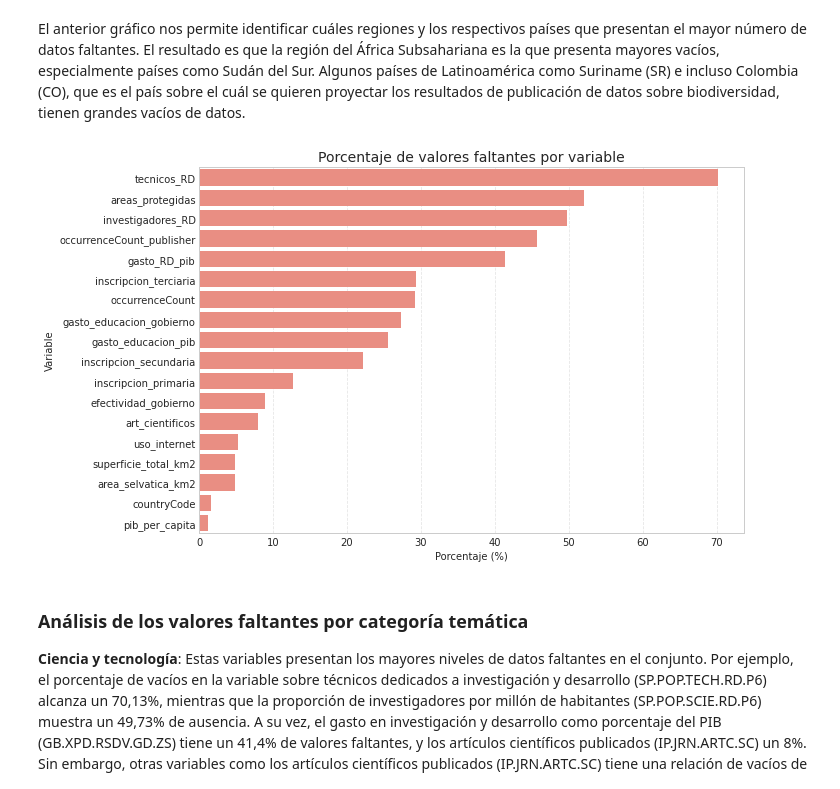
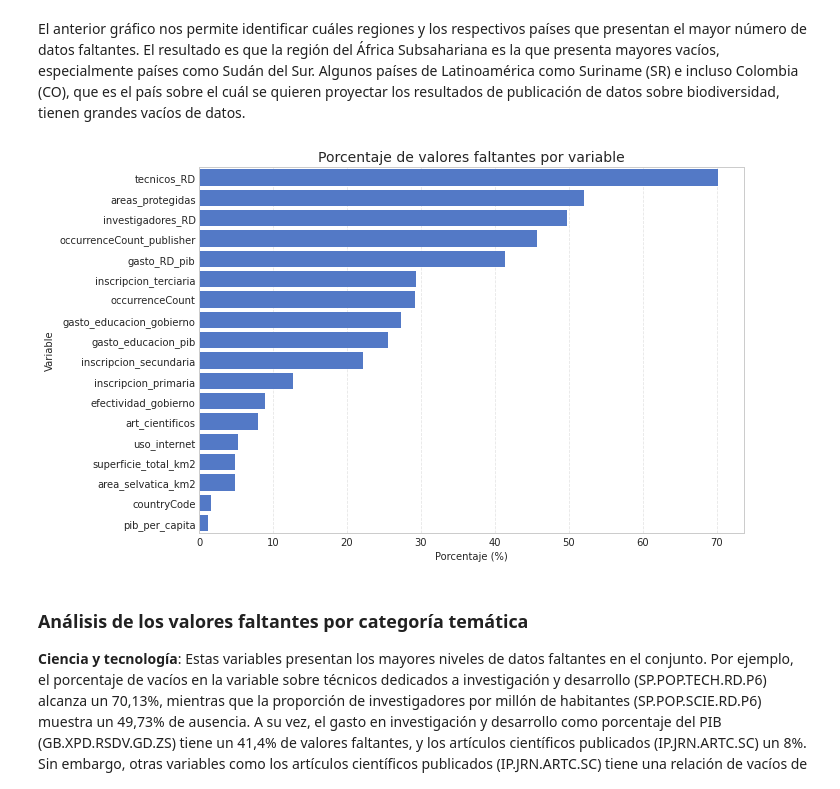
Before and after one commit to rortizgeo/Maestria_CD_Proyecto-Aplicado, a Jupyter notebook: 2_PA_dataAnalysis.ipynb, the cells around one changed output. Cells and saved outputs as stored; diff of their text form; code cells hidden in the pictures.

```diff
--- a/2_PA_dataAnalysis.ipynb
+++ b/2_PA_dataAnalysis.ipynb
@@ -273,35 +273,35 @@ El anterior gráfico nos permite identificar cuáles regiones y los respectivos
 # %%
 # Calcular porcentaje de celdas vacías por columna
 missing_percent = 100 * data.isna().sum() / len(data)
 
 # Crear tabla ordenada y redondeada
 missing_table = (
     missing_percent[missing_percent > 0]  # Filtrar solo las columnas con faltantes
     .sort_values(ascending=False)         # Ordenar de mayor a menor
     .round(2)                             # Redondear a 2 decimales
     .reset_index()                        # Convertir a dataFrame
 )
 
 # Renombrar columnas para presentación
 missing_table.columns = ['Variable', 'Porcentaje de valores faltantes (%)']
 
 # Gráfico de porcentaje de valores faltantes por variable
 plt.figure(figsize=(10, 6))
 sns.barplot(
     data=missing_table,
     y='Variable',
     x='Porcentaje de valores faltantes (%)',
-    color='salmon'
+    color=(0.25, 0.45, 0.85)
 )
 
 plt.title('Porcentaje de valores faltantes por variable', fontsize=14)
 plt.xlabel('Porcentaje (%)')
 plt.ylabel('Variable')
 plt.grid(axis='x', linestyle='--', alpha=0.5)
 plt.tight_layout()
 plt.show()
 # %% [output]
-[figure, old version]
+[figure, new version]
 # %% [markdown]
 ### **Análisis de los valores faltantes por categoría temática**
 
```
Also changed, not shown: parts of 2 cells of this notebook, 1 other file.
